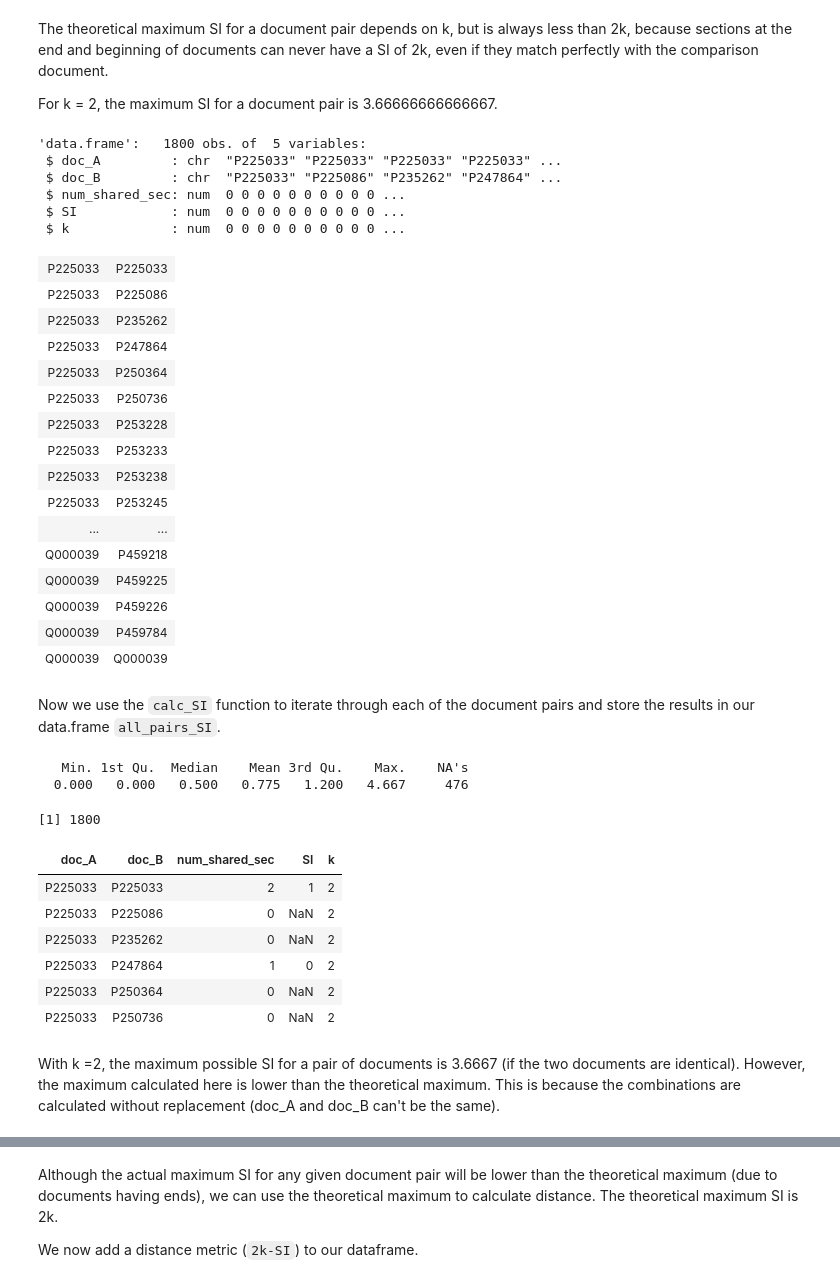
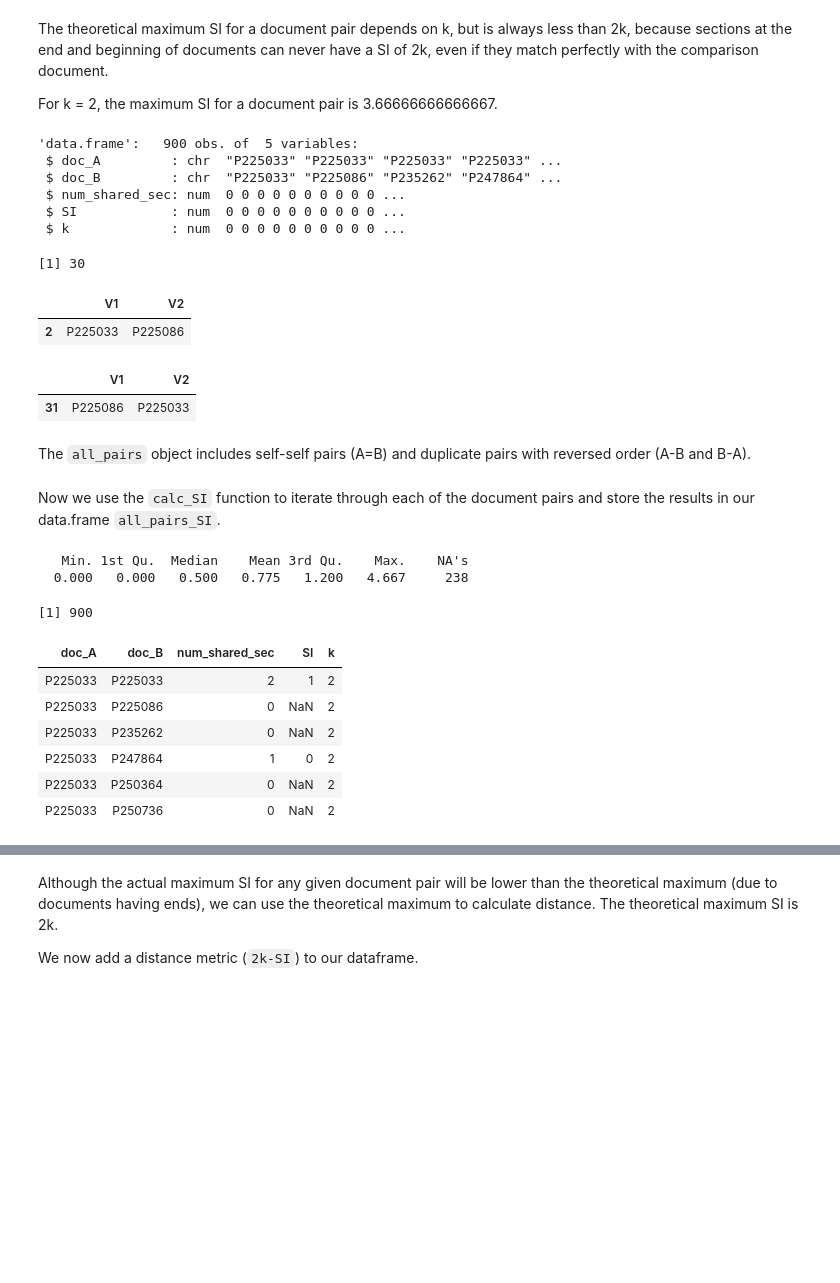
Before and after one commit to ErinBecker/digital-humanities-phylogenetics, a Jupyter notebook: scripts/04_analyze_section_order_R.ipynb, the cells around one changed output, grey strips where cells are left out. Drawn from its saved outputs; the diff is of its cells as text; code cells hidden in the pictures; blank space fills up the shorter version.

```diff
--- a/scripts/04_analyze_section_order_R.ipynb
+++ b/scripts/04_analyze_section_order_R.ipynb
@@ -336,40 +338,37 @@ library(gtools, lib.loc = "/anaconda/lib/R/library")
 docs = names(doc_sections_keep)
 #all_pairs = t(as.data.frame(combn(docs, 2)))
 all_pairs = permutations(length(docs), 2, docs, repeats.allowed = T)
+all_pairs = as.data.frame(all_pairs, stringsAsFactors = FALSE)
 
 all_pairs_SI = data.frame("doc_A" = all_pairs[,1], "doc_B" = all_pairs[,2],
                         "num_shared_sec" = numeric(length(all_pairs)),
-                       "SI" = numeric(length(all_pairs)), "k" = numeric(length(all_pairs)))
+                       "SI" = numeric(length(all_pairs)),
+                          "k" = numeric(length(all_pairs)))
 all_pairs_SI$doc_A = as.character(all_pairs_SI$doc_A)
 all_pairs_SI$doc_B = as.character(all_pairs_SI$doc_B)
 
 str(all_pairs_SI)
 # %% [output]
-'data.frame':   1800 obs. of  5 variables:
+'data.frame':   900 obs. of  5 variables:
  $ doc_A         : chr  "P225033" "P225033" "P225033" "P225033" ...
  $ doc_B         : chr  "P225033" "P225086" "P235262" "P247864" ...
  $ num_shared_sec: num  0 0 0 0 0 0 0 0 0 0 ...
  $ SI            : num  0 0 0 0 0 0 0 0 0 0 ...
  $ k             : num  0 0 0 0 0 0 0 0 0 0 ...
-# %%
-all_pairs
-# %% [output]
-| P225033 | P225033 |
-| P225033 | P225086 |
-| P225033 | P235262 |
-| P225033 | P247864 |
-| P225033 | P250364 |
-| P225033 | P250736 |
-| P225033 | P253228 |
-| P225033 | P253233 |
-| P225033 | P253238 |
-| P225033 | P253245 |
-| ... | ... |
-| Q000039 | P459218 |
-| Q000039 | P459225 |
-| Q000039 | P459226 |
-| Q000039 | P459784 |
-| Q000039 | Q000039 |
+# %%
+# check for self-self pairs
+length(which(all_pairs$V1 == all_pairs$V2))
+# check for duplicate pairs (A-B and B-A)
+all_pairs[which(all_pairs$V1 == "P225033" & all_pairs$V2 == "P225086"),]
+all_pairs[which(all_pairs$V1 == "P225086" & all_pairs$V2 == "P225033"),]
+# %% [output]
+[1] 30
+|  | V1 | V2 |
+| 2 | P225033 | P225086 |
+|  | V1 | V2 |
+| 31 | P225086 | P225033 |
+# %% [markdown]
+The `all_pairs` object includes self-self pairs (A=B) and duplicate pairs with reversed order (A-B and B-A).
 # %% [markdown]
 Now we use the `calc_SI` function to iterate through each of the document pairs and store the results in our data.frame `all_pairs_SI`.
 # %%
@@ -387,8 +386,8 @@ nrow(all_pairs_SI)
 head(all_pairs_SI)
 # %% [output]
    Min. 1st Qu.  Median    Mean 3rd Qu.    Max.    NA's
-  0.000   0.000   0.500   0.775   1.200   4.667     476
+  0.000   0.000   0.500   0.775   1.200   4.667     238
-[1] 1800
+[1] 900
 | doc_A | doc_B | num_shared_sec | SI | k |
 | P225033 | P225033 | 2 | 1 | 2 |
 | P225033 | P225086 | 0 | NaN | 2 |
@@ -396,5 +395,3 @@ head(all_pairs_SI)
 | P225033 | P247864 | 1 | 0 | 2 |
 | P225033 | P250364 | 0 | NaN | 2 |
 | P225033 | P250736 | 0 | NaN | 2 |
-# %% [markdown]
-With k =2, the maximum possible SI for a pair of documents is 3.6667 (if the two documents are identical). However, the maximum calculated here is lower than the theoretical maximum. This is because the combinations are calculated without replacement (doc_A and doc_B can't be the same).
```
Also changed, not shown: parts of 16 cells of this notebook, 1 other file.
